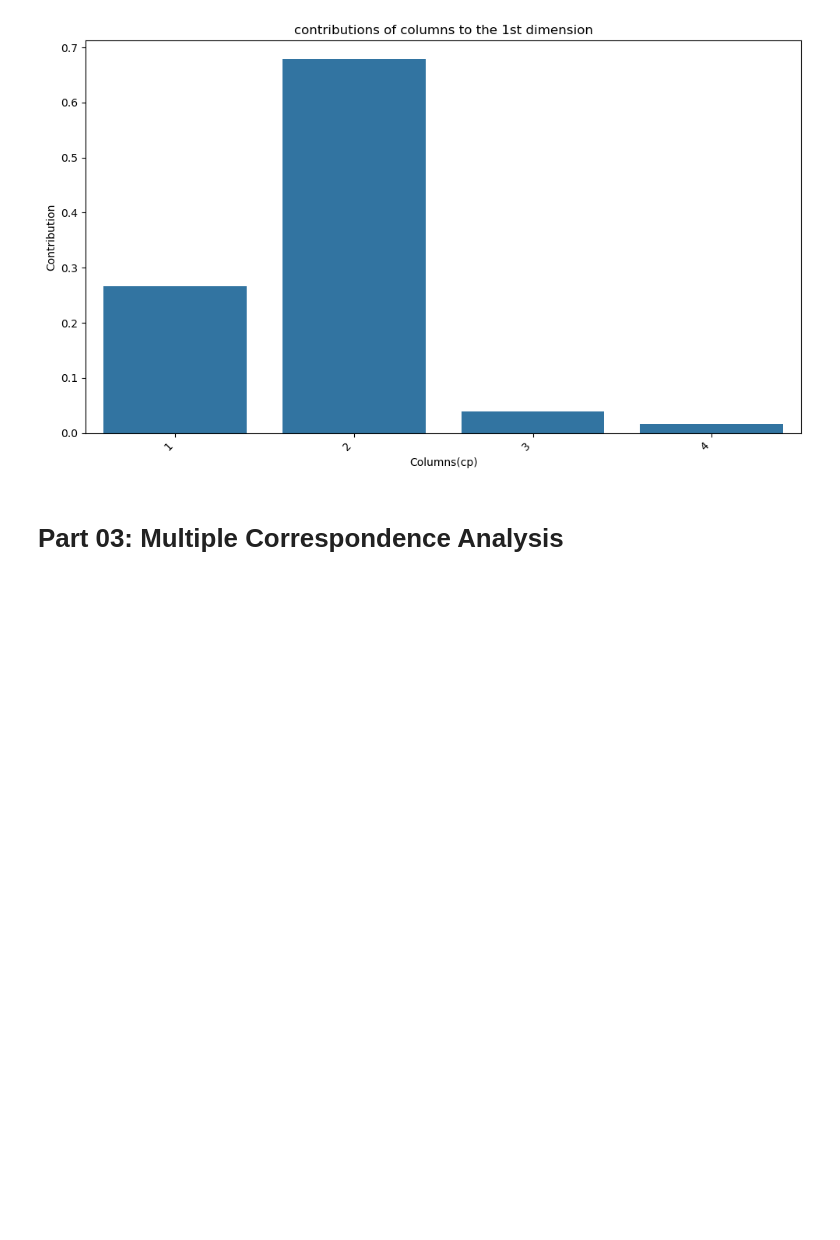
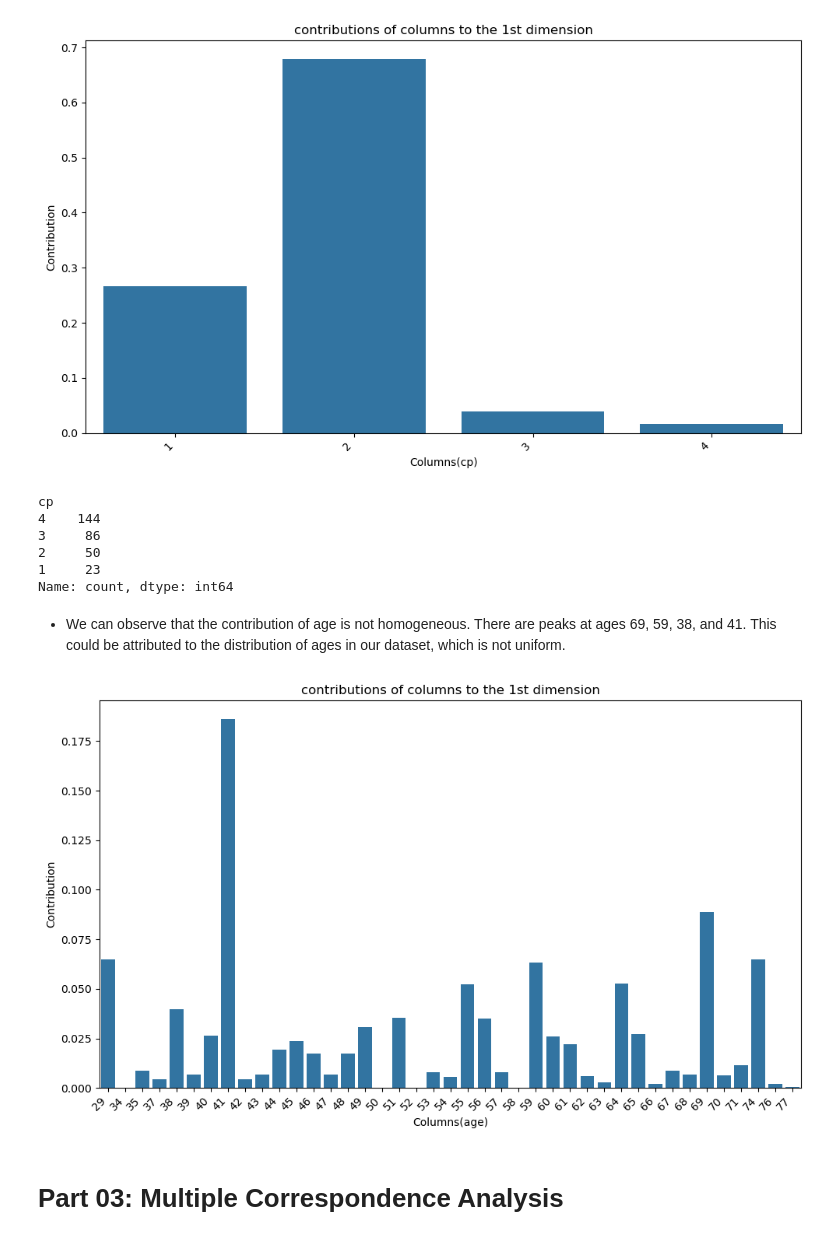
Before and after one commit to LynaMahdi/Comparative-analysis-of-PCA-CA-and-MCA, a Jupyter notebook: Heart-Disease-Analysis.ipynb, the cells around one changed output. Drawn from its saved outputs; the diff is of its cells as text; code cells hidden in the pictures; blank space fills up the shorter version.

```diff
--- a/Heart-Disease-Analysis.ipynb
+++ b/Heart-Disease-Analysis.ipynb
@@ -980,6 +983,31 @@ plt.tight_layout()
 plt.show()
 # %% [output]
 [figure]
+# %%
+only_categorical['cp'].value_counts()
+# %% [output]
+cp
+4    144
+3     86
+2     50
+1     23
+Name: count, dtype: int64
+# %% [markdown]
+* We can observe that the contribution of age is not homogeneous. There are peaks at ages 69, 59, 38, and 41. This could be attributed to the distribution of ages in our dataset, which is not uniform.
+# %%
+#column_contributions
+contrib_df =column_contributions.iloc[:, 0]
+
+plt.figure(figsize=(10,6))
+sns.barplot(x=contrib_df.index, y=contrib_df.values)
+plt.title('contributions of columns to the 1st dimension')
+plt.xlabel('Columns(age)')
+plt.ylabel('Contribution')
+plt.xticks(rotation=45, ha='right')#rOtate the labels for readability
+plt.tight_layout()
+plt.show()
+# %% [output]
+[figure, added]
 # %% [markdown]
 # Part 03: Multiple Correspondence Analysis
 # %%
```
Also changed, not shown: parts of 1 cell of this notebook.
